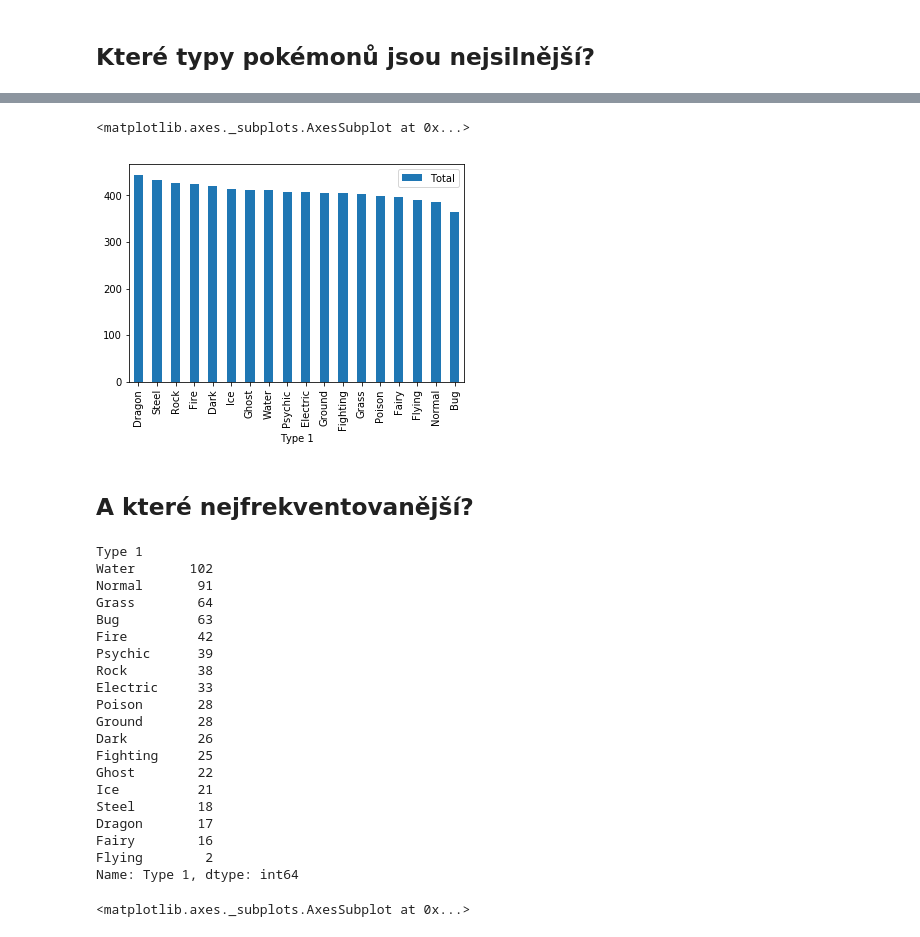
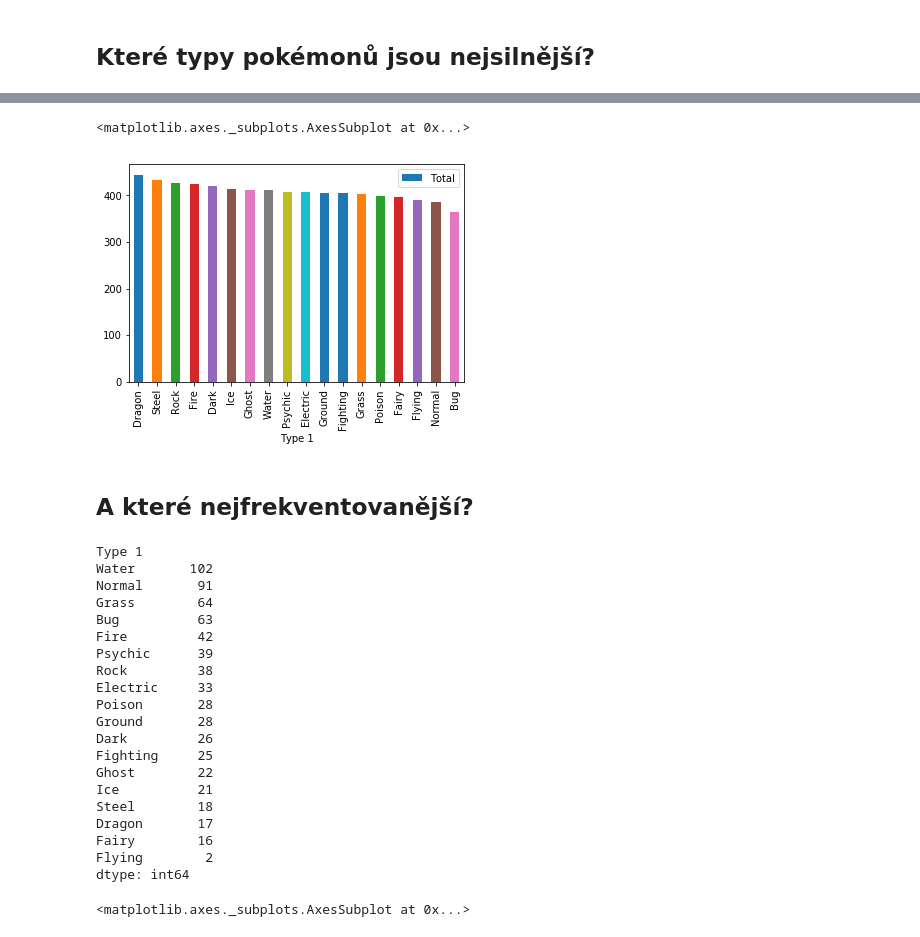
Before and after one commit to frenzymadness/Data_analysis_workshop, a Jupyter notebook: datova analyza.ipynb, the cells around one changed output, grey strips where cells are left out. Saved outputs shown, nothing was run; the diff lists cells and outputs as text; code cells hidden in the pictures.

```diff
--- a/datova analyza.ipynb
+++ b/datova analyza.ipynb
@@ -436,7 +514,7 @@ bez_duplicit
 # %% [markdown]
 ## Které typy pokémonů jsou nejsilnější?
 # %%
-nejsilnejsi_typy = bez_duplicit[['Type 1', 'Total']].groupby('Type 1').mean().sort_values(by='Total', ascending=False)
+nejsilnejsi_typy = bez_duplicit.groupby('Type 1').mean().sort_values(by='Total', ascending=False)
 # %%
 nejsilnejsi_typy
 # %% [output]
@@ -461,12 +539,12 @@ nejsilnejsi_typy
 # %%
-nejsilnejsi_typy.plot(kind='bar')
+nejsilnejsi_typy.plot(kind='bar', y='Total')
 # %% [output]
 <matplotlib.axes._subplots.AxesSubplot at 0x...>
-[figure, old version]
+[figure, new version]
 # %% [markdown]
 ## A které nejfrekventovanější?
 # %%
-frekvence_typu = bez_duplicit['Type 1'].groupby(bez_duplicit['Type 1']).size().sort_values(ascending=False)
+frekvence_typu = bez_duplicit.groupby('Type 1').size().sort_values(ascending=False)
 frekvence_typu
 # %% [output]
 Type 1
@@ -488,7 +566,7 @@ Steel        18
 Dragon       17
 Fairy        16
 Flying        2
-Name: Type 1, dtype: int64
+dtype: int64
 # %%
 frekvence_typu.plot(kind='bar')
 # %% [output]
```
Also changed, not shown: parts of 29 cells of this notebook.
